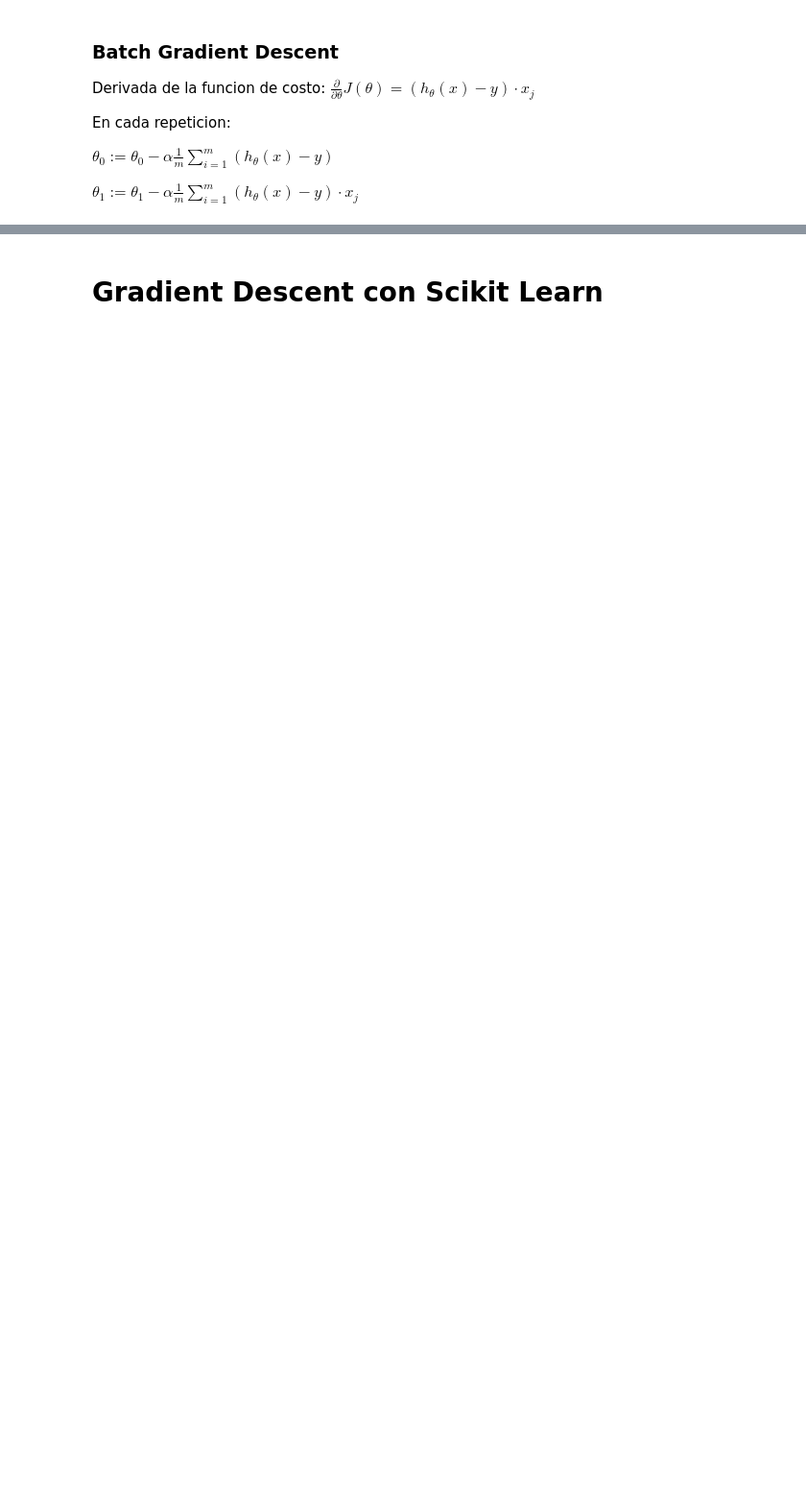
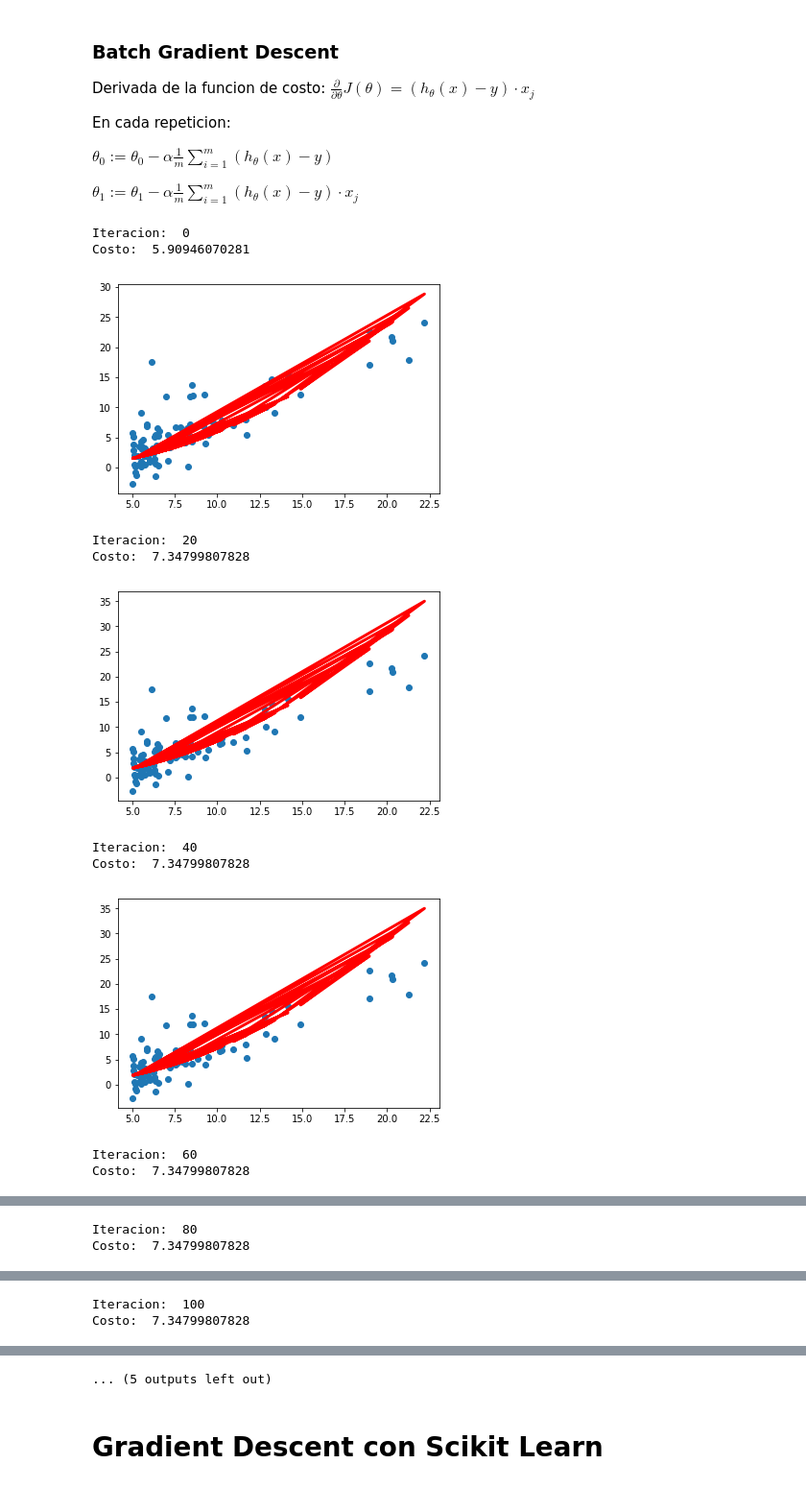
Before and after one commit to eaccstl/GradientDescent_Regresion, a Jupyter notebook: GradientDescent_Regresion.ipynb, the cells around one changed output, grey strips where cells are left out. Shown: that part at 96% size. Drawn from its saved outputs; the diff is of its cells as text; code cells hidden in the pictures; blank space fills up the shorter version.

```diff
--- a/GradientDescent_Regresion.ipynb
+++ b/GradientDescent_Regresion.ipynb
@@ -100,8 +111,8 @@ theta_0 = 0
 theta_1 = 0
 
 ### ingresa el numero de iteracions y el valor de alpha ###
-iterations = 50
-alpha = 0.1
+iterations = 150
+alpha = 0.01
 
 
 m = len(y)
@@ -111,30 +122,42 @@ for iteration in range(iterations):
     h = theta_1*x  + theta_0
 
     '''
     ## Implementa tu codigo aqui #####
     Calcula los valores de theta0 y theta1
     '''
     theta_0_temp = theta_0-(alpha*(1/m))*np.sum(h-y)
     theta_1_temp = theta_1-(alpha*(1/m))*(np.sum(h-y)*x)
 
     theta_0 = theta_0_temp
     theta_1 = theta_1_temp
 
     '''
     ## Implementa tu codigo aqui ####
     Utiliza la funcion de costo para
     '''
     cost = cost_function(x,y,theta_1,theta_0)
 
     ## No modifiques nada desde este punto #####
     if(iteration % 20 == 0):
         print('Iteracion: ', iteration)
         print('Costo: ', cost)
         h = theta_1*x  + theta_0
         plt.scatter(x, y)
         plt.plot( x, h, color='red', linewidth=3)
         plt.show()
 
 
 print(theta_0, theta_1)
 print(cost)
+# %% [output]
+Iteracion:  0
+Costo:  5.90946070281
+[figure, added]
+Iteracion:  20
+Costo:  7.34799807828
+[figure, added]
+Iteracion:  40
+Costo:  7.34799807828
+[figure, added]
+Iteracion:  60
+Costo:  7.34799807828
@@ -140,0 +165,2 @@ print(cost)
+Iteracion:  80
+Costo:  7.34799807828
@@ -140,0 +168,2 @@ print(cost)
+Iteracion:  100
+Costo:  7.34799807828
@@ -141,3 +171,4 @@ print(cost)
+... (5 outputs left out)
 # %% [markdown]
 # Gradient Descent con Scikit Learn
 # %%
```
Also changed, not shown: parts of 7 cells of this notebook.
